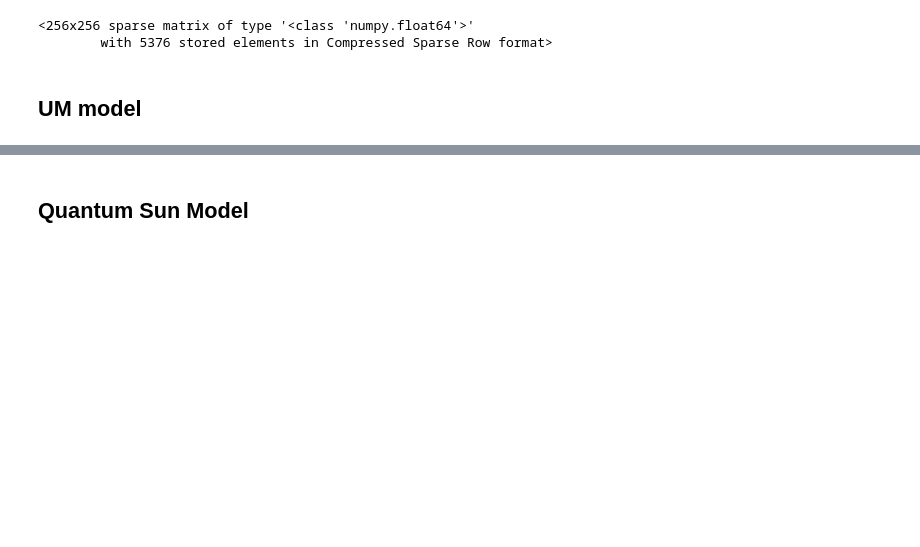
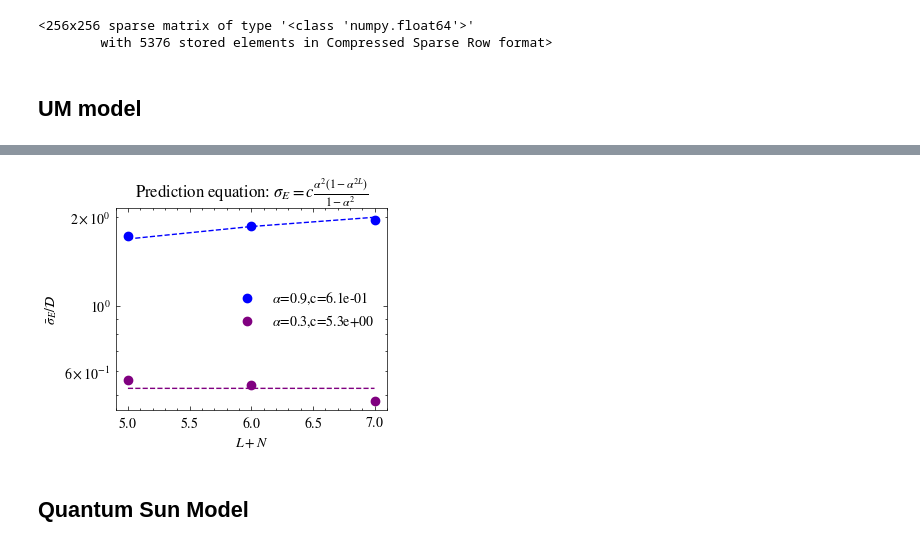
Before and after one commit to makskliczkowski/QuantumEigenSolver, a Jupyter notebook: Python/QES/tests.ipynb, the cells around one changed output, grey strips where cells are left out. Saved outputs shown, nothing was run; the diff lists cells and outputs as text; code cells hidden in the pictures; blank space fills up the shorter version.

```diff
--- a/Python/QES/tests.ipynb
+++ b/Python/QES/tests.ipynb
@@ -799,0 +833,27 @@ ValueError: operands could not be broadcast together with shapes (0,0) (4,4) (0,
+# %%
+import numpy as np
+N       = 1
+nss     = np.array([5, 6, 7, 8, 9, 10, 11, 12, 13])
+alphas  = np.array([0.9, 0.3])
+nrealiz = [200, 150, 120, 100, 70, 50, 20, 10, 2]
+widths  = {(alpha, ns) : [] for ns in nss for alpha in alphas}
+for ins, ns in enumerate(nss):
+    nh      = 2**ns
+    for alpha in alphas:
+        hamil   = UltrametricModel(ns=ns, hilbert_space=None, n=N, J=1,
+                            alphas=alpha, backend=backend, dtype='float64')
+        for i in range(nrealiz[ins]):
+            # randomize the Hamiltonian
+            if i == 0:
+                # build and diagonalize the Hamiltonian
+                hamil.build(verbose=False, use_numpy=True)
+                hamil.diagonalize(verbose=False)
+            else:
+                hamil.randomize()
+                # build and diagonalize the Hamiltonian
+                hamil.build(verbose=False, use_numpy=True)
+                hamil.diagonalize(verbose=True)
+            # calculate the energy width
+            energy_width = hjit.energy_width(hamil.hamil) / nh
+            widths[(alpha, ns)].append(energy_width)
+        # print(f"Mean energy width for ns={ns}: {np.mean(widths[(alpha, ns)]):.3e}")
@@ -800,3 +881,23 @@ ValueError: operands could not be broadcast together with shapes (0,0) (4,4) (0,
+# %%
+import matplotlib.pyplot as plt
+from scipy.optimize import curve_fit
+
+for alpha in alphas:
+    color           = 'blue' if alpha == 0.9 else 'red' if alpha == 0.8 else 'green' if alpha == 0.7 else 'orange' if alpha == 0.6 else 'purple'
+
+    # fit the prediction to the function
+    prediction_fit  = lambda L, c: c * (alpha**2 * (1 - alpha ** (2*L))) / (1 - alpha**2)
+    popt, pcov      = curve_fit(prediction_fit, nss, [np.mean(widths[(alpha, ns)]) for ns in nss], p0=[1.0])
+    predictions     = prediction_fit(nss, *popt)
+    plt.title(r'Prediction equation: $\sigma_E = c \frac{\alpha^2 (1 - \alpha^{2L})}{1 - \alpha^2}$')
+    plt.scatter(nss, [np.mean(widths[(alpha, ns)]) for ns in nss], color=color, label=f'$\\alpha$={alpha},c={popt[0]:.1e}')
+    plt.plot(nss, predictions, color=color, linestyle='--')
+    plt.xlabel(r'$L+N$')
+    plt.ylabel(r'$\bar \sigma_E/\mathcal{D}$')
+plt.legend()
+plt.yscale('log')
+# %% [output]
+[figure, added]
 # %% [markdown]
 ## Quantum Sun Model
 # %%
```
Also changed, not shown: parts of 8 cells of this notebook, 3 other files.
